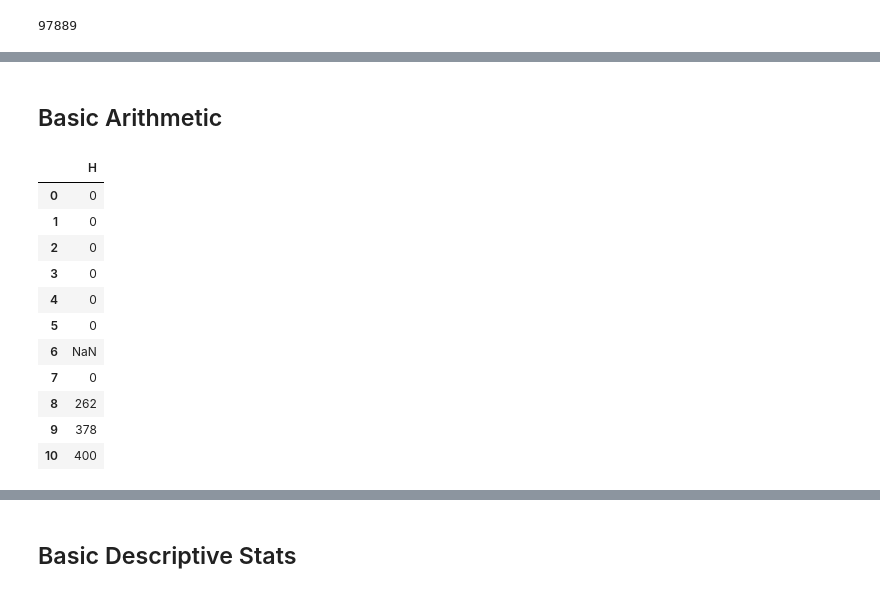
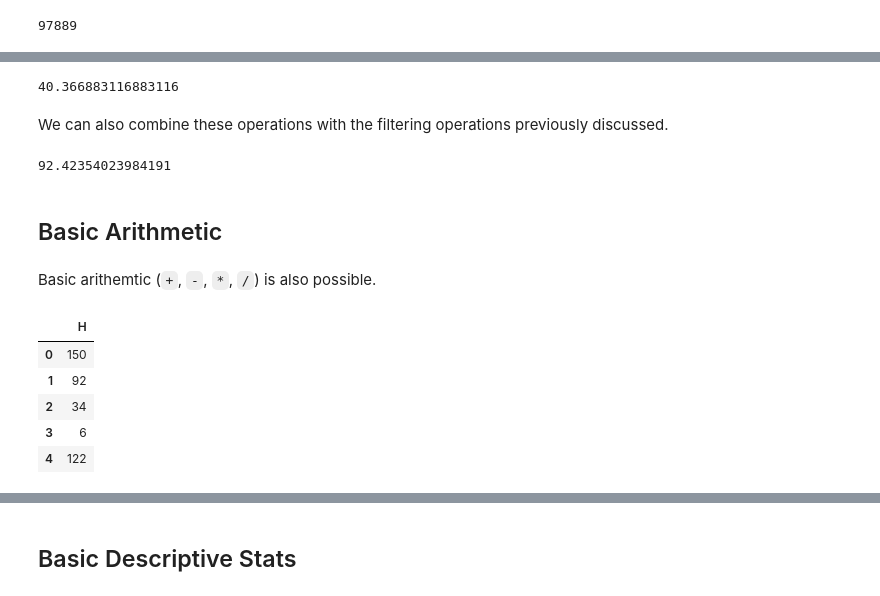
Before and after one commit to Will-So/B, a Jupyter notebook: 10 Minutes Blaze.ipynb, the cells around one changed output, grey strips where cells are left out. Drawn from its saved outputs; the diff is of its cells as text; code cells hidden in the pictures.

```diff
--- a/10 Minutes Blaze.ipynb
+++ b/10 Minutes Blaze.ipynb
@@ -169,18 +175,24 @@ data: {Batting: Table('Batting', MetaData(bind=Engine(sqlite://///Users/Will/Dat
+# %%
+df.H.mean()
+# %% [output]
+40.366883116883116
+# %% [markdown]
+We can also combine these operations with the filtering operations previously discussed.
+# %%
+df[df.AB > 100].H.mean()
+# %% [output]
+92.42354023984191
 # %% [markdown]
 ## Basic Arithmetic
+# %% [markdown]
+Basic arithemtic (`+`, `-`, `*`, `/`) is also possible.
 # %%
-df1 =df.H * 2
-df1
+df1 = df.H * 2
+df1[400:405]
 # %% [output]
 |  | H |
-| 0 | 0 |
-| 1 | 0 |
-| 2 | 0 |
-| 3 | 0 |
-| 4 | 0 |
-| 5 | 0 |
-| 6 | NaN |
-| 7 | 0 |
-| 8 | 262 |
-| 9 | 378 |
-| 10 | 400 |
+| 0 | 150 |
+| 1 | 92 |
+| 2 | 34 |
+| 3 | 6 |
+| 4 | 122 |
```
Also changed, not shown: parts of 45 cells of this notebook, 3 other files.
